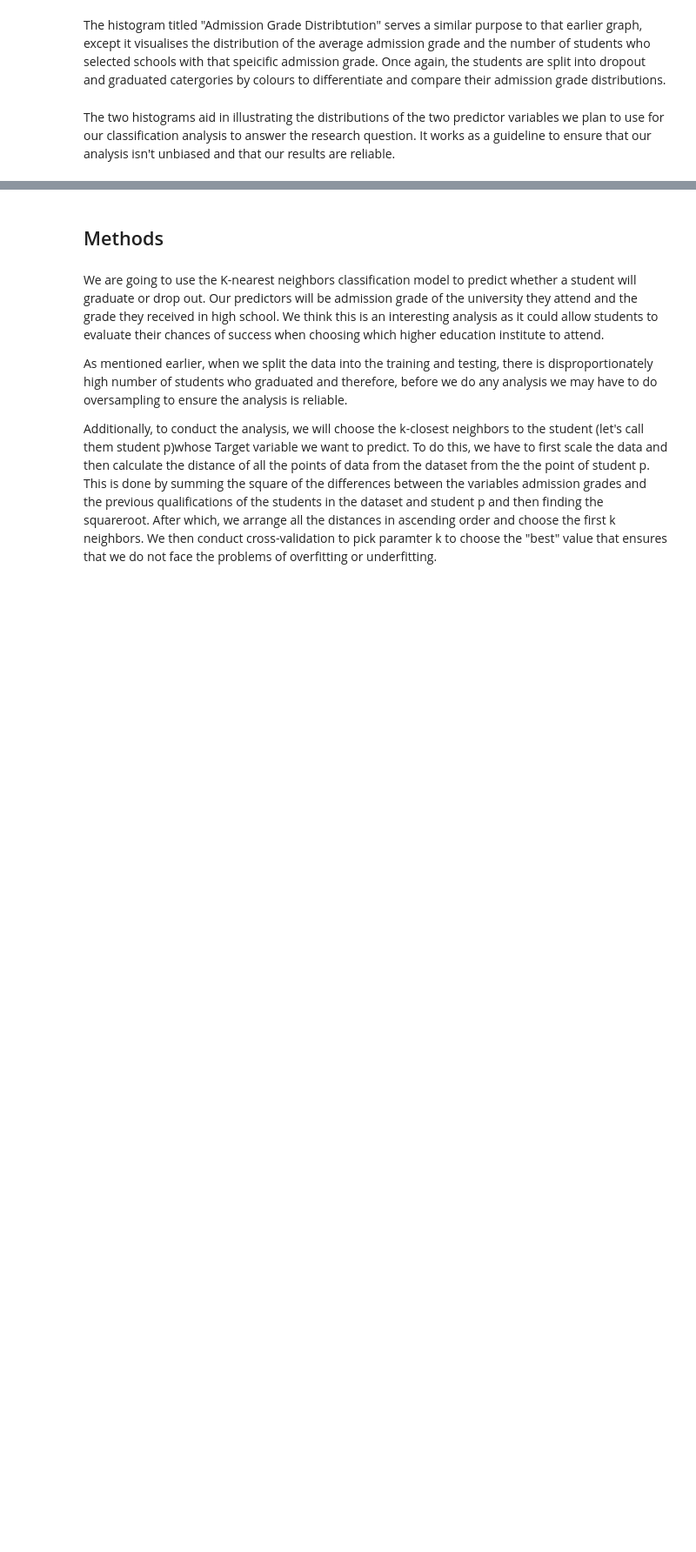
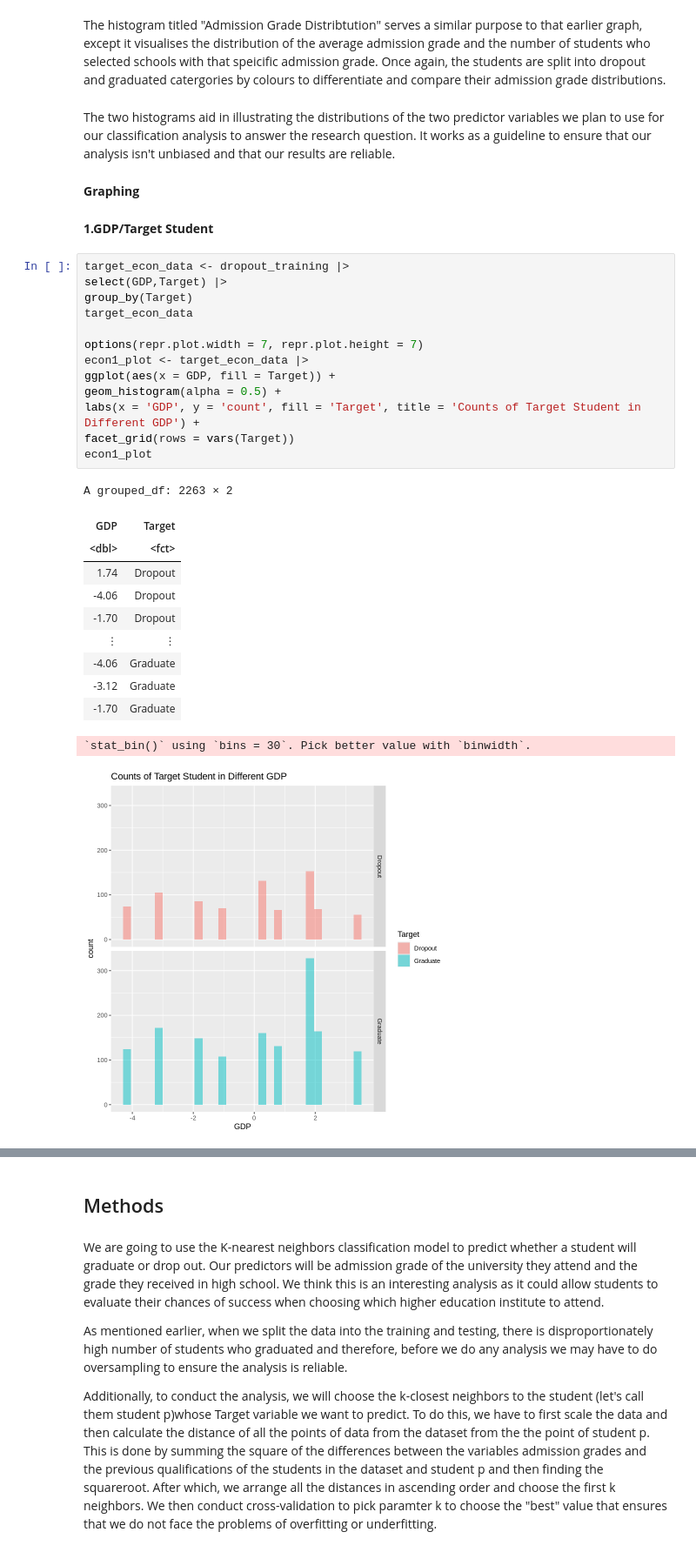
Before and after one commit to jternier/dsci_100_project, a Jupyter notebook: tidy_data/tidy_data.ipynb, the cells around one changed output, grey strips where cells are left out. Shown at 87% size. Cells and saved outputs as stored; diff of their text form; blank space fills up the shorter version.

Commit message:
New Economy Plot

```diff
--- a/tidy_data/tidy_data.ipynb
+++ b/tidy_data/tidy_data.ipynb
@@ -180,3 +180,33 @@ grade_plot
 The histogram titled "Admission Grade Distribtution" serves a similar purpose to that earlier graph, except it visualises the distribution of the average admission grade and the number of students who selected schools with that speicific admission grade. Once again, the students are split into dropout and graduated catergories by colours to differentiate and compare their admission grade distributions.
 # %% [markdown]
 The two histograms aid in illustrating the distributions of the two predictor variables we plan to use for our classification analysis to answer the research question. It works as a guideline to ensure that our analysis isn't unbiased and that our results are reliable.
+# %% [markdown]
+__Graphing__
+# %% [markdown]
+__1.GDP/Target Student__
+# %%
+target_econ_data <- dropout_training |>
+select(GDP,Target) |>
+group_by(Target)
+target_econ_data
+
+options(repr.plot.width = 7, repr.plot.height = 7)
+econ1_plot <- target_econ_data |>
+ggplot(aes(x = GDP, fill = Target)) +
+geom_histogram(alpha = 0.5) +
+labs(x = 'GDP', y = 'count', fill = 'Target', title = 'Counts of Target Student in Different GDP') +
+facet_grid(rows = vars(Target))
+econ1_plot
+# %% [output]
+A grouped_df: 2263 × 2
+| GDP | Target |
+| <dbl> | <fct> |
+| 1.74 | Dropout |
+| -4.06 | Dropout |
+| -1.70 | Dropout |
+| ⋮ | ⋮ |
+| -4.06 | Graduate |
+| -3.12 | Graduate |
+| -1.70 | Graduate |
+`stat_bin()` using `bins = 30`. Pick better value with `binwidth`.
+[figure, added]
```
Also changed, not shown: parts of 9 cells of this notebook.
